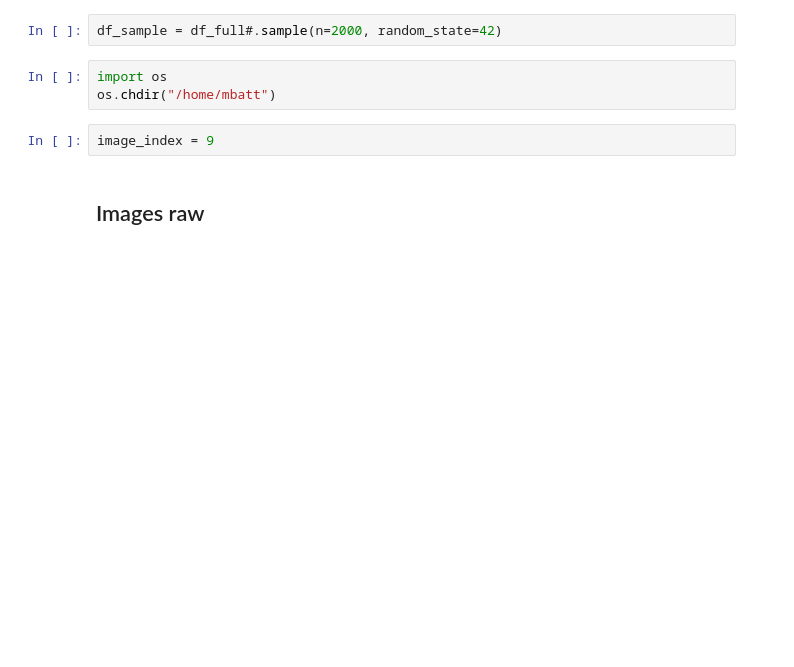
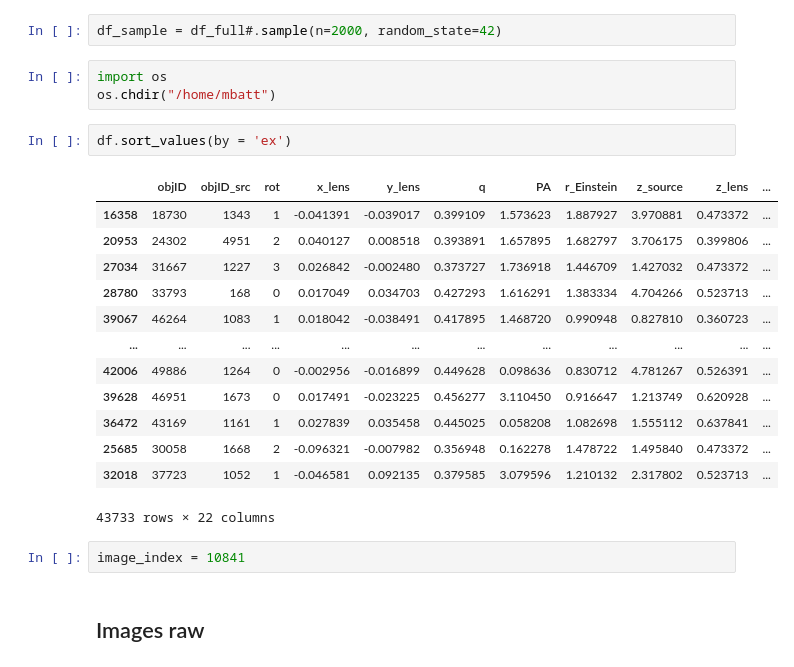
Before and after one commit to matthbatt/Deep-learning-gravitational-lensing, a Jupyter notebook: result_resnet.ipynb, the cells around one changed output. Saved outputs shown, nothing was run; the diff lists cells and outputs as text; blank space fills up the shorter version.

```diff
--- a/result_resnet.ipynb
+++ b/result_resnet.ipynb
@@ -97,8 +97,24 @@ df_sample = df_full#.sample(n=2000, random_state=42)
 # %%
 import os
 os.chdir("/home/mbatt")
+# %%
+df.sort_values(by = 'ex')
+# %% [output]
+|  | objID | objID_src | rot | x_lens | y_lens | q | PA | r_Einstein | z_source | z_lens | ... |
+| 16358 | 18730 | 1343 | 1 | -0.041391 | -0.039017 | 0.399109 | 1.573623 | 1.887927 | 3.970881 | 0.473372 | ... |
+| 20953 | 24302 | 4951 | 2 | 0.040127 | 0.008518 | 0.393891 | 1.657895 | 1.682797 | 3.706175 | 0.399806 | ... |
+| 27034 | 31667 | 1227 | 3 | 0.026842 | -0.002480 | 0.373727 | 1.736918 | 1.446709 | 1.427032 | 0.473372 | ... |
+| 28780 | 33793 | 168 | 0 | 0.017049 | 0.034703 | 0.427293 | 1.616291 | 1.383334 | 4.704266 | 0.523713 | ... |
+| 39067 | 46264 | 1083 | 1 | 0.018042 | -0.038491 | 0.417895 | 1.468720 | 0.990948 | 0.827810 | 0.360723 | ... |
+| ... | ... | ... | ... | ... | ... | ... | ... | ... | ... | ... | ... |
+| 42006 | 49886 | 1264 | 0 | -0.002956 | -0.016899 | 0.449628 | 0.098636 | 0.830712 | 4.781267 | 0.526391 | ... |
+| 39628 | 46951 | 1673 | 0 | 0.017491 | -0.023225 | 0.456277 | 3.110450 | 0.916647 | 1.213749 | 0.620928 | ... |
+| 36472 | 43169 | 1161 | 1 | 0.027839 | 0.035458 | 0.445025 | 0.058208 | 1.082698 | 1.555112 | 0.637841 | ... |
+| 25685 | 30058 | 1668 | 2 | -0.096321 | -0.007982 | 0.356948 | 0.162278 | 1.478722 | 1.495840 | 0.473372 | ... |
+| 32018 | 37723 | 1052 | 1 | -0.046581 | 0.092135 | 0.379585 | 3.079596 | 1.210132 | 2.317802 | 0.523713 | ... |
+43733 rows × 22 columns
 # %%
-image_index = 9
+image_index = 10841
 # %% [markdown]
 ## Images raw
 # %%
```
Also changed, not shown: parts of 8 cells of this notebook, 5 other files.
